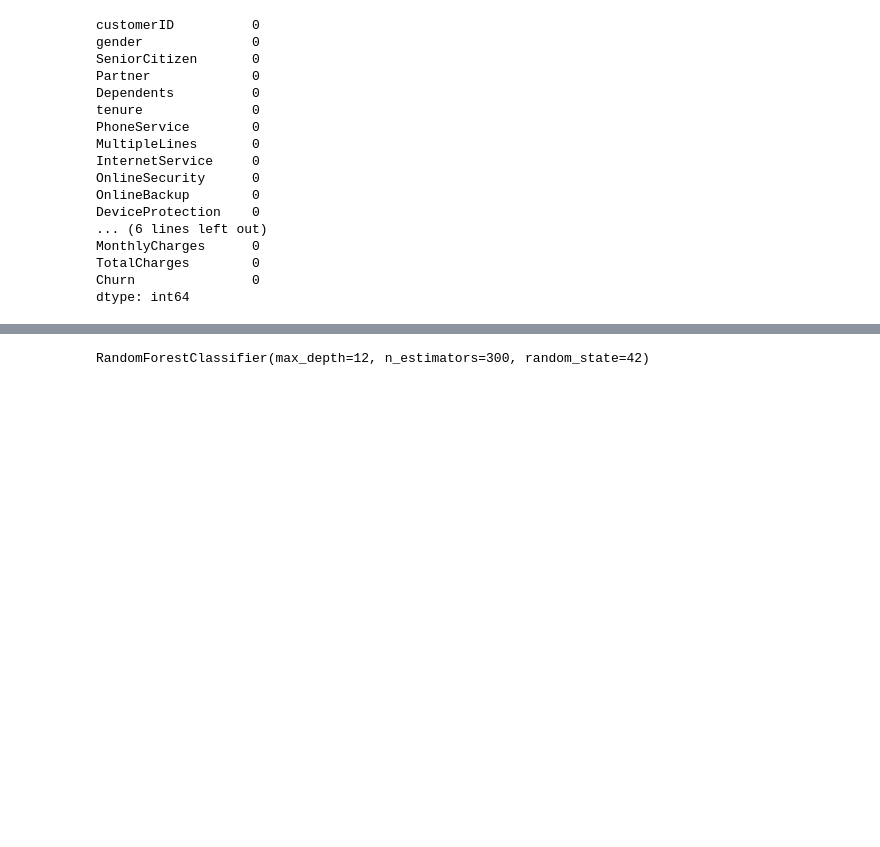
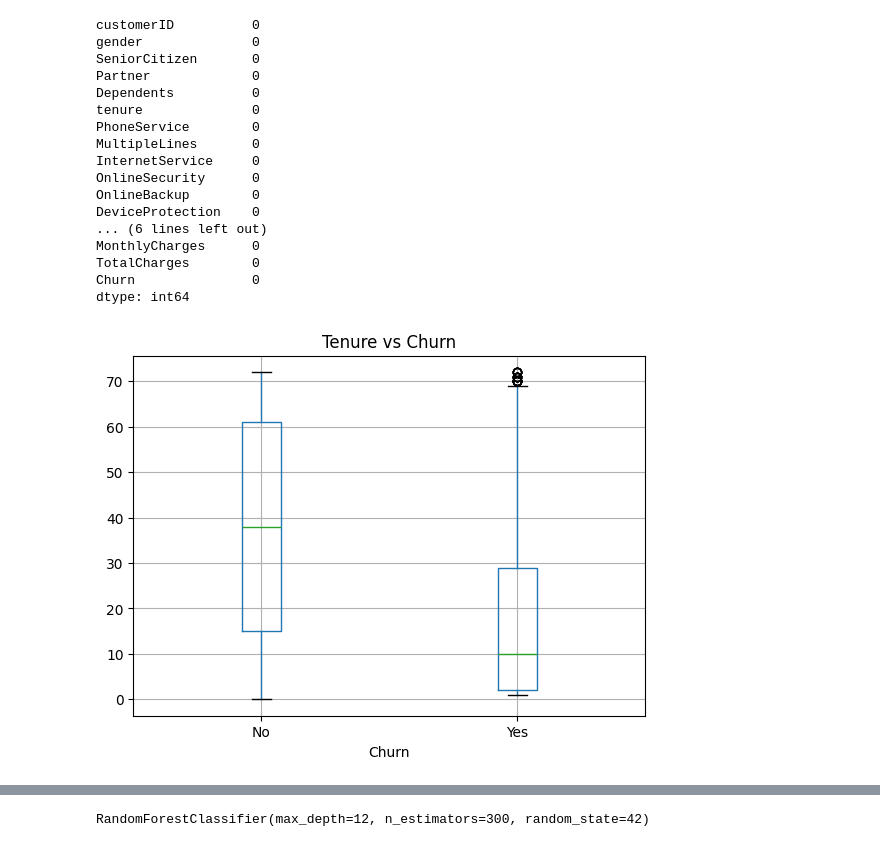
Before and after one commit to Williardm/Telecom-Curn-Work, a Jupyter notebook: Churn.ipynb, the cells around one changed output, grey strips where cells are left out. Saved outputs shown, nothing was run; the diff lists cells and outputs as text; code cells hidden in the pictures; blank space fills up the shorter version.

```diff
--- a/Churn.ipynb
+++ b/Churn.ipynb
@@ -108,3 +130,10 @@ MonthlyCharges      0
 TotalCharges        0
 Churn               0
 dtype: int64
+# %%
+customer_churn.boxplot(column='tenure', by='Churn')
+plt.title("Tenure vs Churn")
+plt.suptitle("")
+plt.show()
+# %% [output]
+[figure, added]
```
Also changed, not shown: parts of 11 cells of this notebook.
